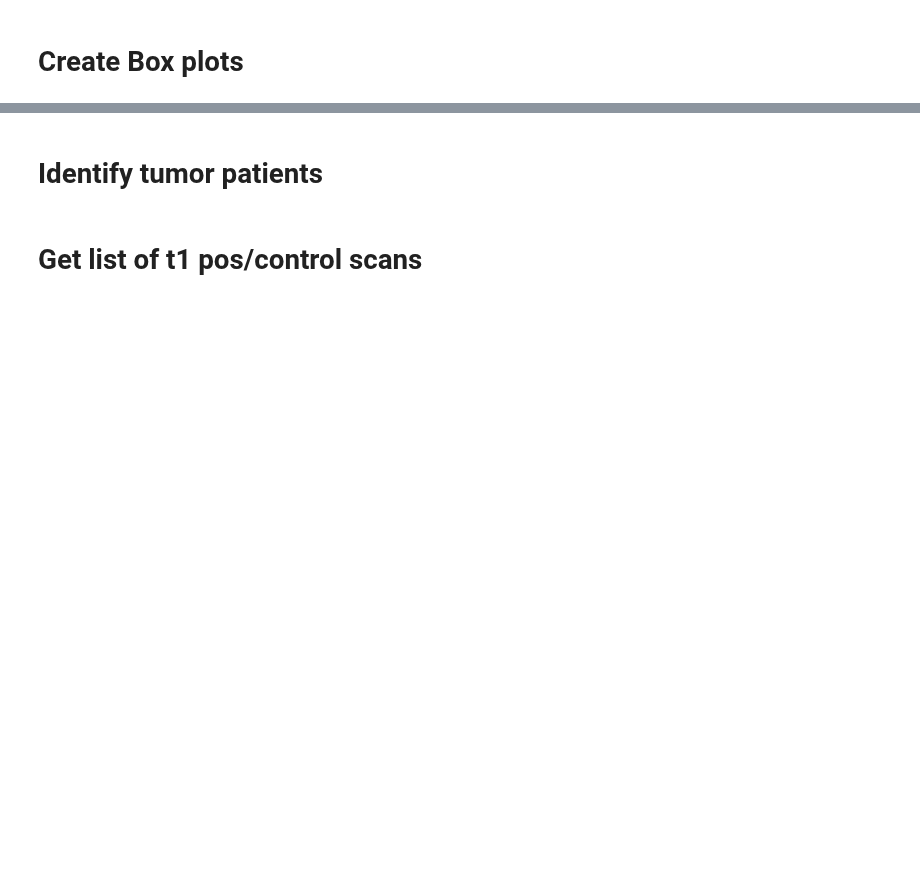
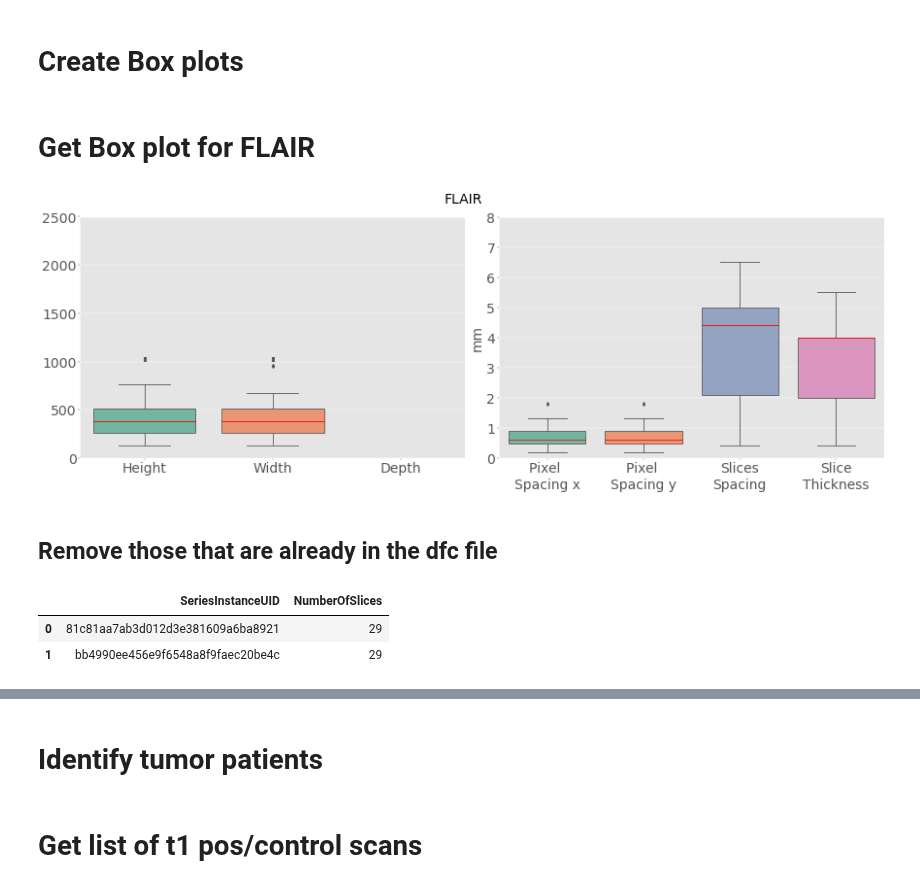
Before and after one commit to Kiril94/Thesis, a Jupyter notebook: Cobra/cobra/ds_notebooks/t1_pos_control.ipynb, the cells around one changed output, grey strips where cells are left out. Cells and saved outputs as stored; diff of their text form; code cells hidden in the pictures; blank space fills up the shorter version.

```diff
--- a/Cobra/cobra/ds_notebooks/t1_pos_control.ipynb
+++ b/Cobra/cobra/ds_notebooks/t1_pos_control.ipynb
@@ -43,3 +43,24 @@ df_post = dfc[(dfc.PatientID.isin(ls_t1_post)) & (dfc.Sequence=='t1')]
 #dfc = pd.merge(dfc, df_all[['SeriesInstanceUID', 'NumberOfSlices']], on='SeriesInstanceUID', how='left')
 #dfc = dfc.rename(columns={'xPixelSpacing':'RowSpacing','yPixelSpacing':'ColumnSpacing'})
 #dfc.to_csv(f"{table_dir}/neg_pos_clean.csv", index=False, header=True)
+# %% [markdown]
+# Get Box plot for FLAIR
+# %%
+fig, ax = plt.subplots(1,2, figsize=(22,8))
+df_flair_all = dfc[dfc.Sequence=='flair']
+fig, _ = svis.create_boxplot(df_flair_all[['Rows', 'Columns', 'NumberOfSlices', ]],
+    data_labels=["Height", "Width", "Depth", ],
+    kwargs={'xlabel':'','yrange':(0,2500)},
+    fig=fig, ax=ax[0])
+svis.create_boxplot(df_flair_all[['RowSpacing', 'ColumnSpacing', 'SpacingBetweenSlices','SliceThickness' ]],
+    data_labels=["Pixel \nSpacing x", "Pixel \nSpacing y",
+                "Slices\nSpacing","Slice\nThickness" ],
+    kwargs={'xlabel':'','ylabel':'mm', 'yrange':(0,8)},
+    fig=fig, ax=ax[1])
+fig.suptitle("FLAIR", fontsize=25)
+fig.tight_layout()
+fig.savefig(join(fig_dir, 'flair', 'dimension_box_plot_flair_all.png'))
+# %% [output]
+[figure, added]
+# %% [markdown]
+## Remove those that are already in the dfc file
@@ -45,0 +70,7 @@ df_post = dfc[(dfc.PatientID.isin(ls_t1_post)) & (dfc.Sequence=='t1')]
+# %%
+pd.read_csv(f"{base_dir}/data/temp/flair_n_slices.txt", header=None,
+    names=['SeriesInstanceUID','NumberOfSlices'])
+# %% [output]
+|  | SeriesInstanceUID | NumberOfSlices |
+| 0 | 81c81aa7ab3d012d3e381609a6ba8921 | 29 |
+| 1 | bb4990ee456e9f6548a8f9faec20be4c | 29 |
```
Also changed, not shown: parts of 7 cells of this notebook, 3 other files.
